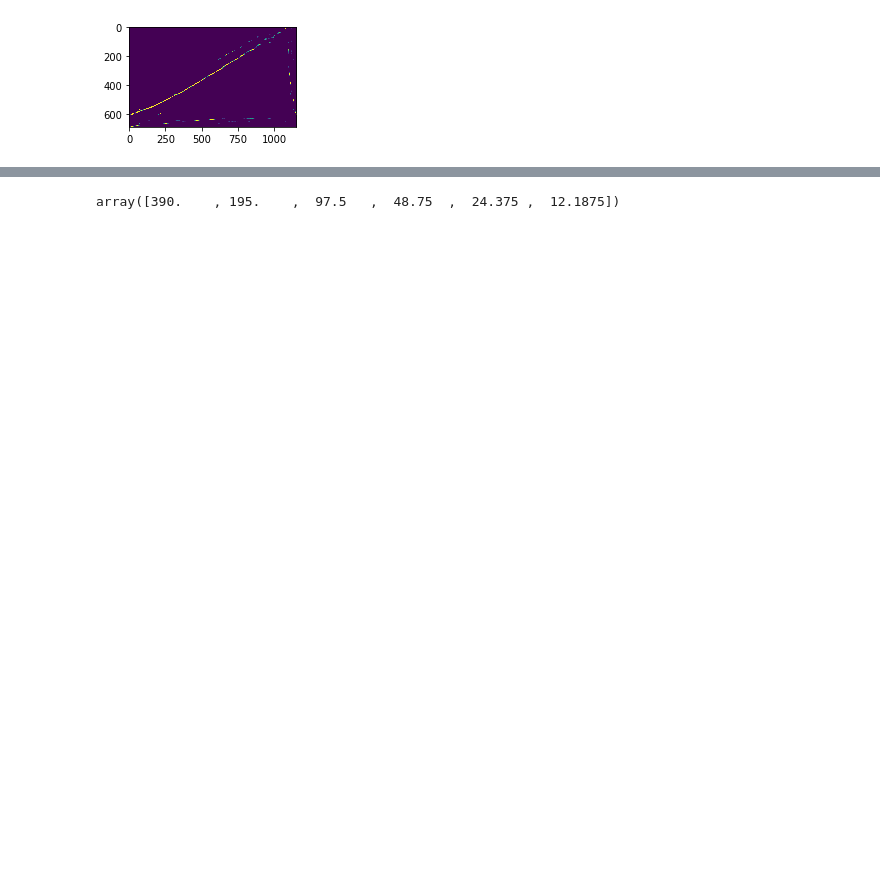
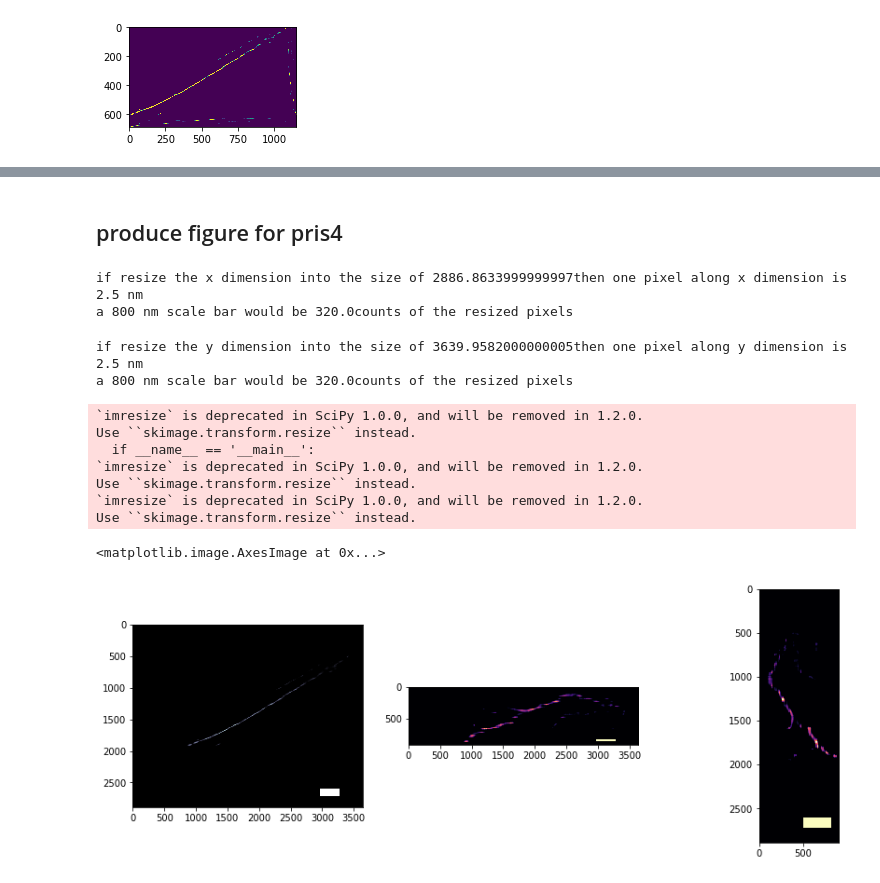
Before and after one commit to xiyuyi/PyPRIS, a Jupyter notebook: get_fig_for_pub_Feature3.ipynb, the cells around one changed output, grey strips where cells are left out. Cells and saved outputs as stored; diff of their text form; code cells hidden in the pictures; blank space fills up the shorter version.

```diff
--- a/get_fig_for_pub_Feature3.ipynb
+++ b/get_fig_for_pub_Feature3.ipynb
@@ -656,0 +651,5 @@ plt.imshow(np.mean(vis,axis=0))
+# %%
+prisN_list = list(np.arange(0,8))
+pris_linbregs_list = list()
+for prisN in prisN_list:
+    exec("pris_linbregs_list.append(pris"+str(prisN)+"_linbregs)")
@@ -657,4 +762,60 @@ plt.imshow(np.mean(vis,axis=0))
+# %% [markdown]
+## produce figure for pris4
 # %%
-65/np.asarray([1,2,4,8,16,32])*6
+kron_factors = 160//np.asarray([1,2,4,8,16,32])
-# %% [output]
-array([390.    , 195.    ,  97.5   ,  48.75  ,  24.375 ,  12.1875])
+# %%
+xcounts = ((1165+41)- (1132-41))*psize/25*10
+print('if resize the x dimension into the size of '+str(xcounts)+'then one pixel along x dimension is 2.5 nm')
+print('a 800 nm scale bar would be ' + str(800/2.5) + 'counts of the resized pixels')
+# %% [output]
+if resize the x dimension into the size of 2886.8633999999997then one pixel along x dimension is 2.5 nm
+a 800 nm scale bar would be 320.0counts of the resized pixels
+# %%
+ycounts = ((1432+41) - (1369-41))*psize/25*10
+print('if resize the y dimension into the size of '+str(ycounts)+'then one pixel along y dimension is 2.5 nm')
+print('a 800 nm scale bar would be ' + str(800/2.5) + 'counts of the resized pixels')
+# %% [output]
+if resize the y dimension into the size of 3639.9582000000005then one pixel along y dimension is 2.5 nm
+a 800 nm scale bar would be 320.0counts of the resized pixels
+# %%
+import scipy
+from scipy import misc
+prj0 = copy.deepcopy(prj0_list[5])
+prj1 = copy.deepcopy(prj1_list[5])
+prj2 = copy.deepcopy(prj2_list[5])
+pcountsInt = 320
+plt.figure(figsize=(15,5))
+
+pj = scipy.misc.imresize(prj0,(2887,3640),'nearest')
+xsta = np.int(pj.shape[0]*0.9)
+xend = np.int(pj.shape[0]*0.94)
+ysta = np.int(pj.shape[1]*0.9-pcountsInt)
+pj[xsta:xend, ysta:ysta+pcountsInt]=np.max(pj.ravel())
+plt.subplot(131)
+plt.imshow(pj,cmap='bone')
+
+pj = scipy.misc.imresize(prj1,(91*10,3640),'nearest')
+xsta = np.int(pj.shape[0]*0.9)
+xend = np.int(pj.shape[0]*0.94)
+ysta = np.int(pj.shape[1]*0.9-pcountsInt)
+pj[xsta:xend, ysta:ysta+pcountsInt]=np.max(pj.ravel())
+plt.subplot(132)
+plt.imshow(pj,cmap='magma')
+
+pj = scipy.misc.imresize(prj2,(2887,91*10),'nearest')
+xsta = np.int(pj.shape[0]*0.9)
+xend = np.int(pj.shape[0]*0.94)
+ysta = np.int(pj.shape[1]*0.9-pcountsInt)
+pj[xsta:xend, ysta:ysta+pcountsInt]=np.max(pj.ravel())
+plt.subplot(133)
+plt.imshow(pj,cmap='magma')
+# %% [output]
+`imresize` is deprecated in SciPy 1.0.0, and will be removed in 1.2.0.
+Use ``skimage.transform.resize`` instead.
+  if __name__ == '__main__':
+`imresize` is deprecated in SciPy 1.0.0, and will be removed in 1.2.0.
+Use ``skimage.transform.resize`` instead.
+`imresize` is deprecated in SciPy 1.0.0, and will be removed in 1.2.0.
+Use ``skimage.transform.resize`` instead.
+<matplotlib.image.AxesImage at 0x...>
+[figure, added]
```
Also changed, not shown: parts of 21 cells of this notebook, 1 other file.
